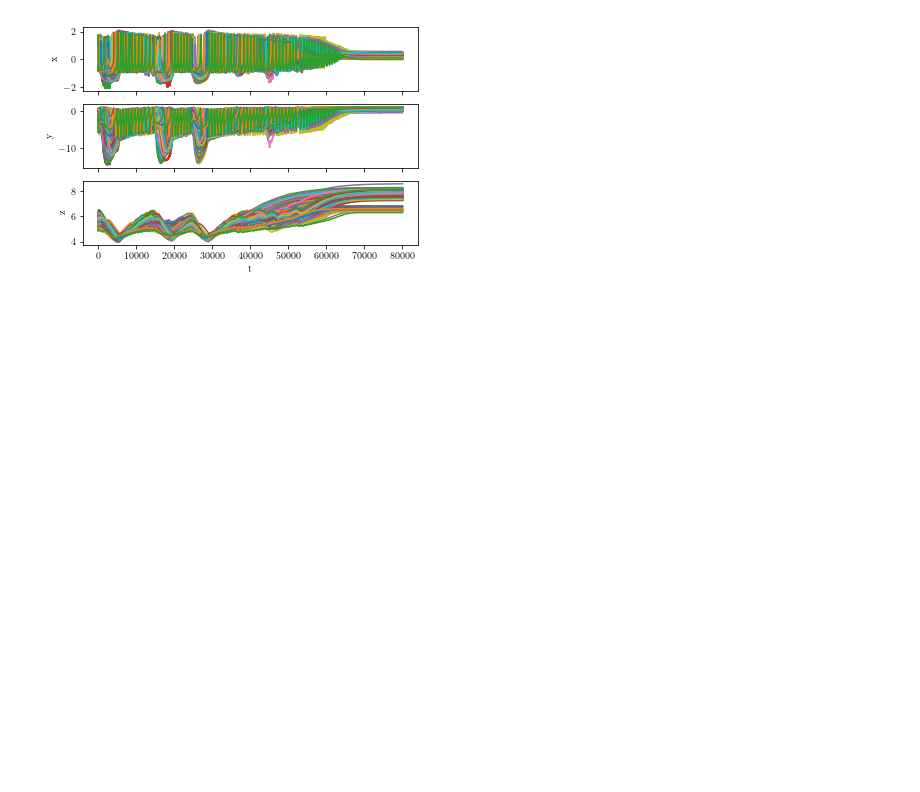
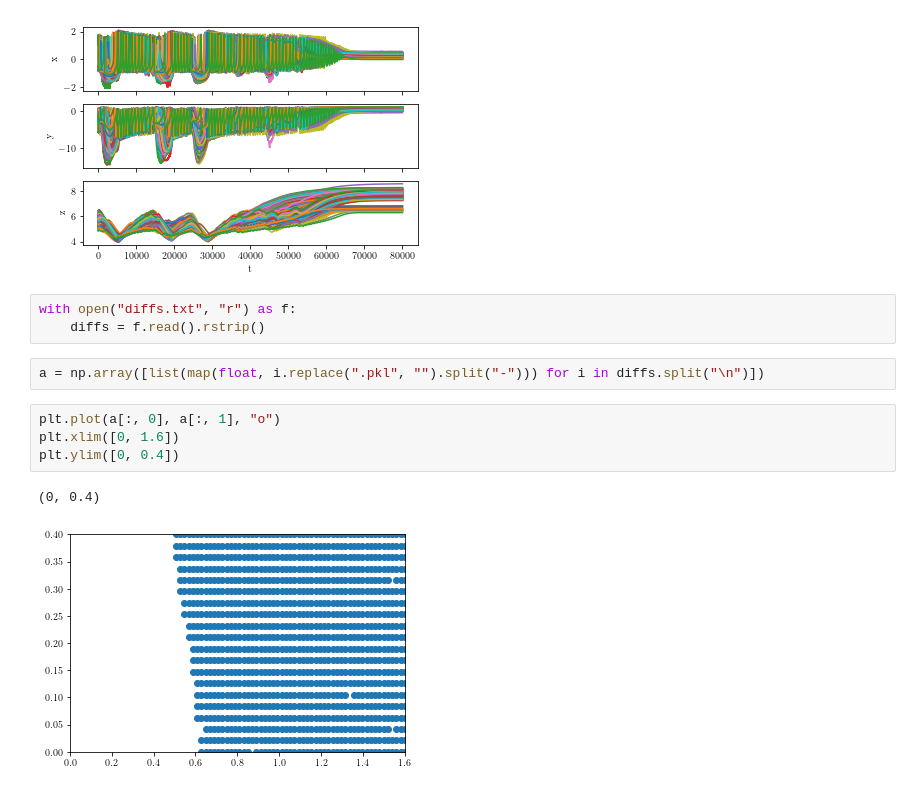
Before and after one commit to henmitch/chimera-2019, a Jupyter notebook: code/python/analysis.ipynb, the cells around one changed output. Drawn from its saved outputs; the diff is of its cells as text; blank space fills up the shorter version.

```diff
--- a/code/python/analysis.ipynb
+++ b/code/python/analysis.ipynb
@@ -124,3 +124,15 @@ ax3.set_xlabel("t")
 # %% [output]
 Text(0.5,0,'t')
 [figure]
+# %%
+with open("diffs.txt", "r") as f:
+    diffs = f.read().rstrip()
+# %%
+a = np.array([list(map(float, i.replace(".pkl", "").split("-"))) for i in diffs.split("\n")])
+# %%
+plt.plot(a[:, 0], a[:, 1], "o")
+plt.xlim([0, 1.6])
+plt.ylim([0, 0.4])
+# %% [output]
+(0, 0.4)
+[figure, added]
```
Also changed, not shown: 3 other files.
